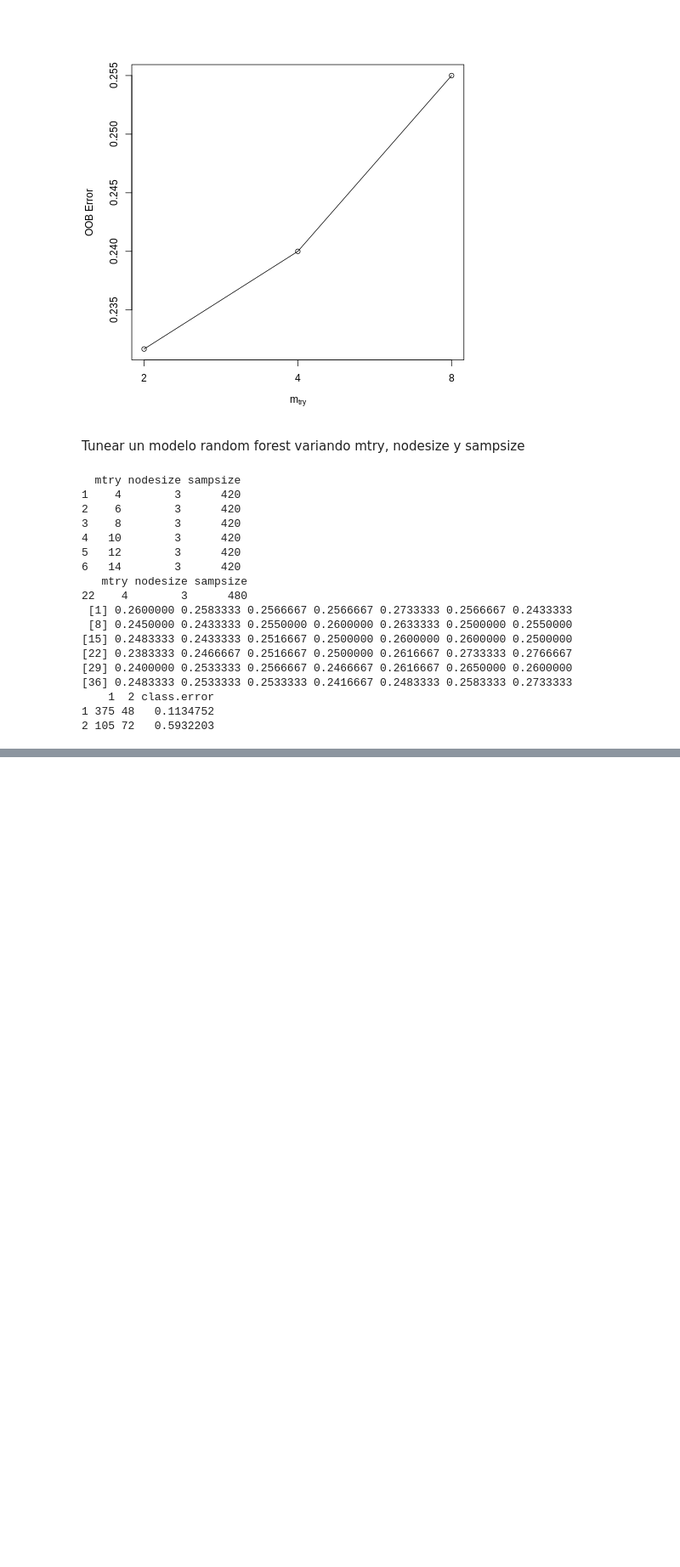
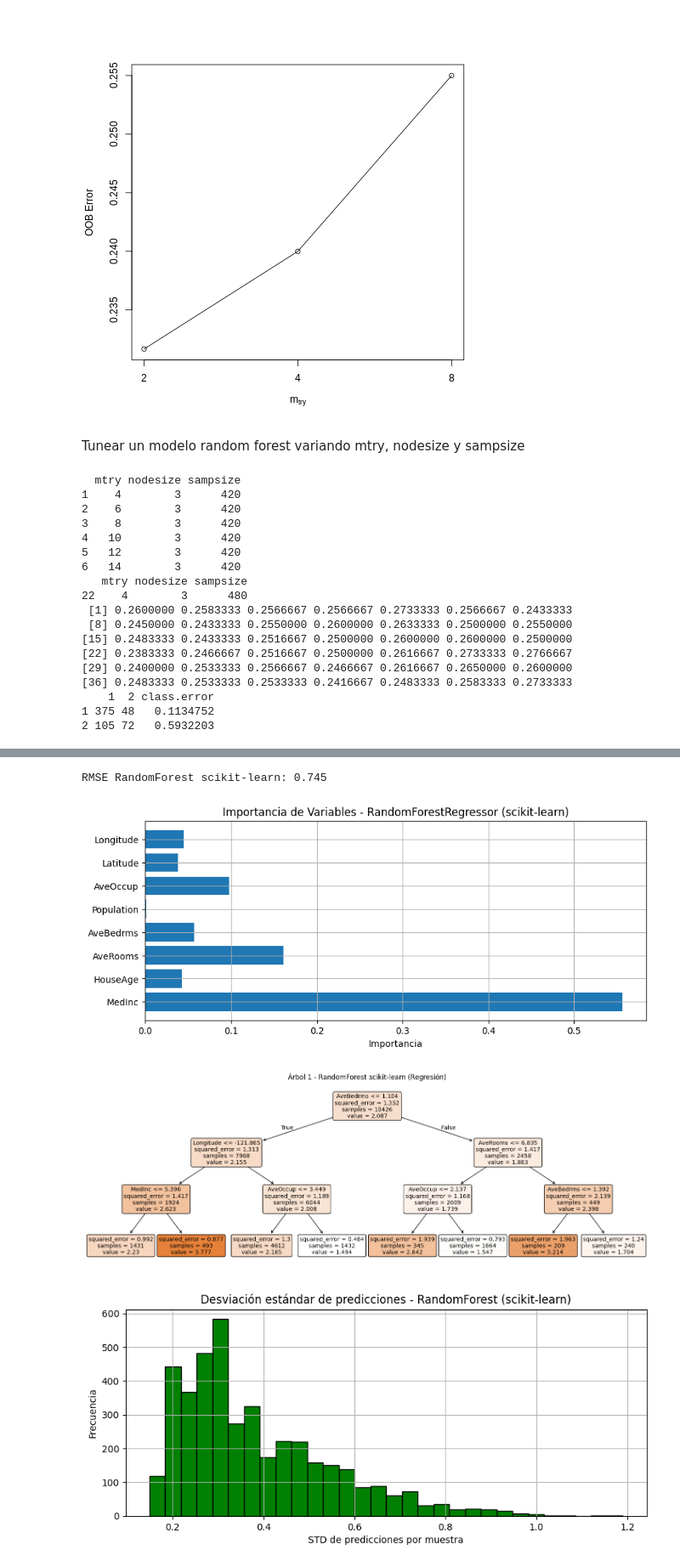
Before and after one commit to pikey-msc/AprendizMaquina, a Jupyter notebook: 2023-1/Ensambles/Bagging_random_forest.ipynb, the cells around one changed output, grey strips where cells are left out. Shown at 85% size. Drawn from its saved outputs; the diff is of its cells as text; code cells hidden in the pictures; blank space fills up the shorter version.

```diff
--- a/2023-1/Ensambles/Bagging_random_forest.ipynb
+++ b/2023-1/Ensambles/Bagging_random_forest.ipynb
@@ -618,0 +1121,55 @@ credit_model$confusion
+# %%
+from sklearn.ensemble import RandomForestRegressor
+
+rf_sklearn = RandomForestRegressor(n_estimators=10, max_depth=3, max_features='sqrt', random_state=0)
+rf_sklearn.fit(X_train, y_train)
+y_pred_sk = rf_sklearn.predict(X_test)
+
+rmse_sk = mean_squared_error(y_test, y_pred_sk)
+print(f"RMSE RandomForest scikit-learn: {rmse_sk:.3f}")
+
+
+import matplotlib.pyplot as plt
+feature_names = fetch_california_housing().feature_names
+importances_sk = rf_sklearn.feature_importances_
+
+plt.figure(figsize=(10, 4))
+plt.barh(feature_names, importances_sk)
+plt.title("Importancia de Variables - RandomForestRegressor (scikit-learn)")
+plt.xlabel("Importancia")
+plt.grid(True)
+plt.show()
+
+
+i = 0
+tree = rf_sklearn.estimators_[i]
+plt.figure(figsize=(18, 6))
+plot_tree(
+    tree,
+    feature_names=feature_names,
+    filled=True,
+    rounded=True
+)
+plt.title(f"Árbol {i+1} - RandomForest scikit-learn (Regresión)")
+plt.show()
+
+
+preds_sk = np.array([
+    tree.predict(X_test)
+    for tree in rf_sklearn.estimators_
+])
+
+std_dev_sk = np.std(preds_sk, axis=0)
+
+plt.figure(figsize=(10, 4))
+plt.hist(std_dev_sk, bins=30, color='green', edgecolor='black')
+plt.title("Desviación estándar de predicciones - RandomForest (scikit-learn)")
+plt.xlabel("STD de predicciones por muestra")
+plt.ylabel("Frecuencia")
+plt.grid(True)
+plt.show()
+# %% [output]
+RMSE RandomForest scikit-learn: 0.745
+[figure, added]
+[figure, added]
+[figure, added]
```
Also changed, not shown: parts of 19 cells of this notebook.
